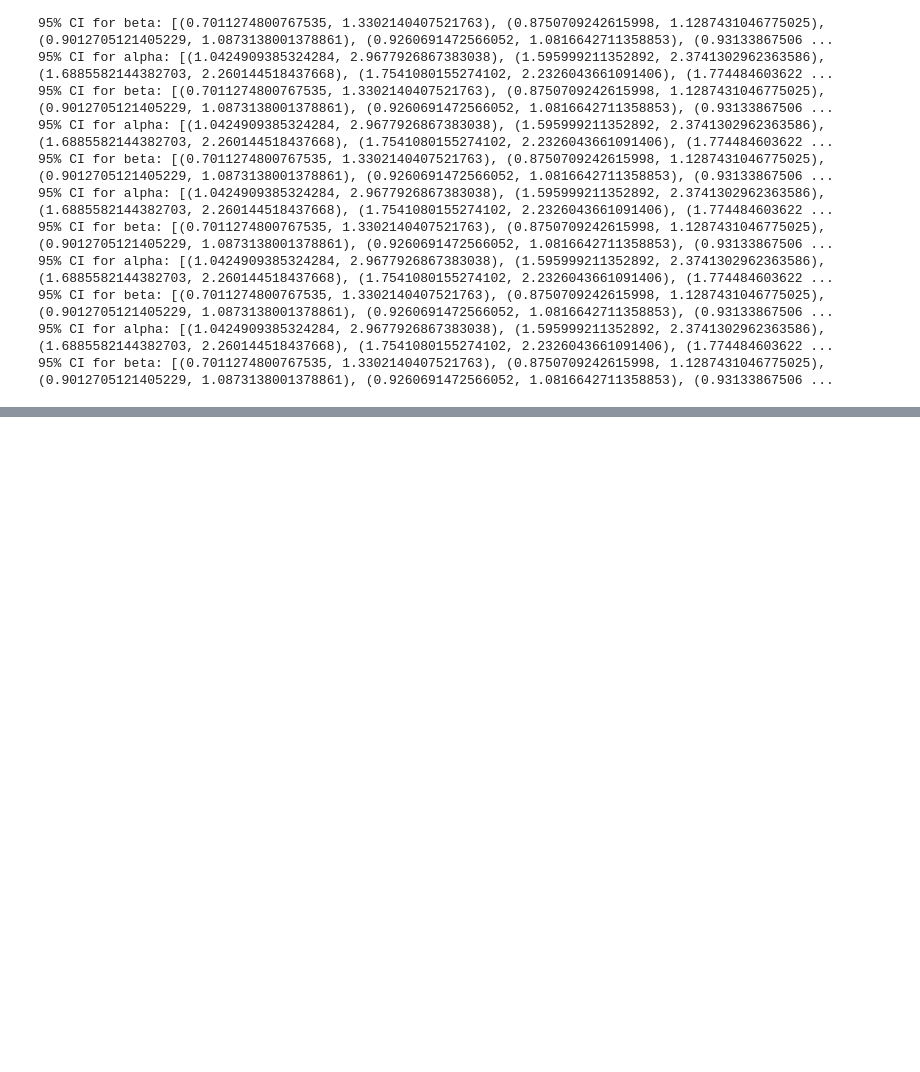
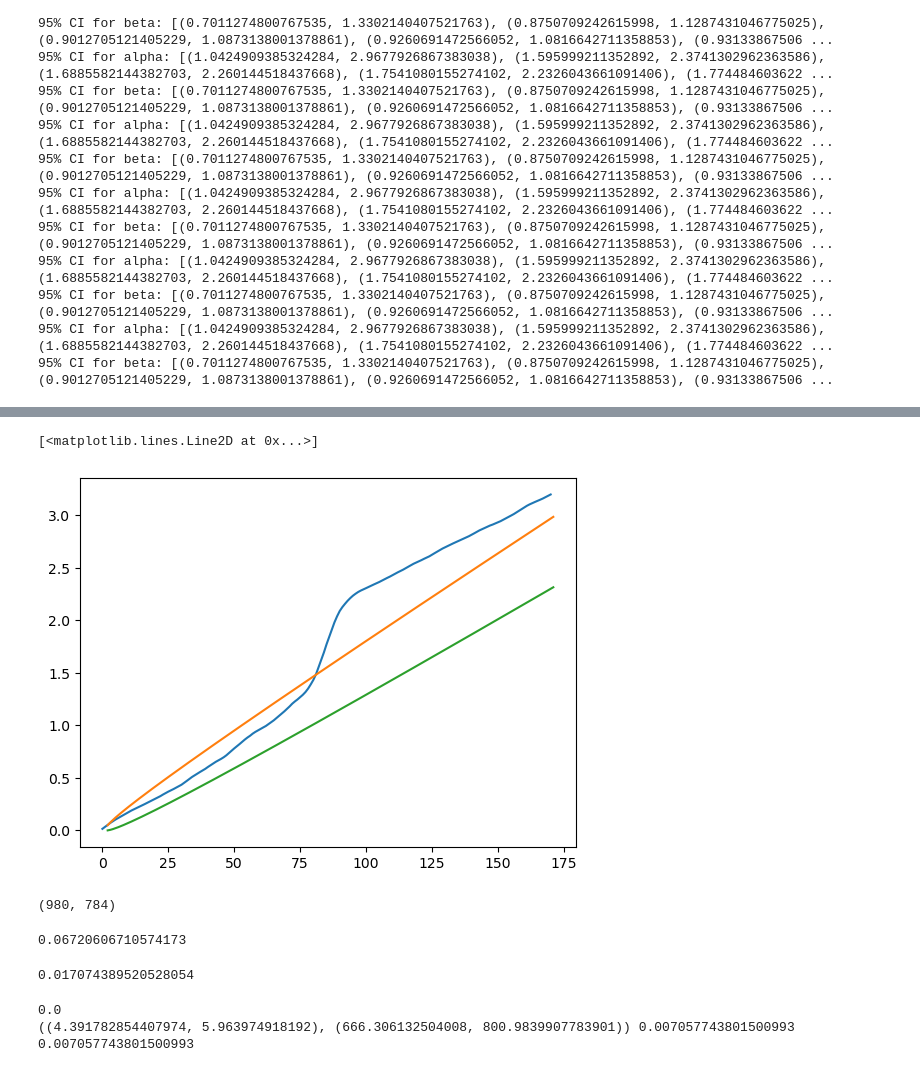
Before and after one commit to jsve96/SWDCPD, a Jupyter notebook: Appendix/Gamma-CI.ipynb, the cells around one changed output, grey strips where cells are left out. Drawn from its saved outputs; the diff is of its cells as text; code cells hidden in the pictures; blank space fills up the shorter version.

```diff
--- a/Appendix/Gamma-CI.ipynb
+++ b/Appendix/Gamma-CI.ipynb
@@ -190,0 +346,2 @@ fig.tight_layout()
+# %%
+DATA = np.vstack((data_c1[:100,:],data_c2[:100,:]))
@@ -190,0 +414,26 @@ fig.tight_layout()
+# %%
+device = 'cuda' if torch.cuda.is_available() else 'cpu'
+train_dataloader_ts = DataLoader(TimeseriesDataset(DATA,30,split=0.5))
+SWDs = []
+
+calibrated = False
+
+for i , d in enumerate(train_dataloader_ts):
+    print(i,d[0].shape,d[1].shape)
+    x_ref, x_cur = d[0].squeeze(0).to(device),d[1].squeeze(0).to(device)
+    THETA = sample_theta_torch(x_ref,1000)
+    loss = project_and_calc_dist_torch(x_ref,x_cur,THETA,p=2,device=device).mean(axis=0).detach().cpu().numpy()
+
+
+    SWDs.append(loss.mean())
+    if not calibrated:
+        alpha_hat,beta_hat = mom_estimates(loss)
+        calibrated = True
+        lower_CI = [0]
+        upper_CI  = [0]
+
+
+    if calibrated:
+        l,u = gamma_conf_interval(i,alpha_hat,1/beta_hat,0.95)
+        lower_CI.append(l)
+        upper_CI.append(u)
@@ -190,0 +458,49 @@ fig.tight_layout()
+# %%
+plt.plot(np.cumsum(SWDs))
+plt.plot(upper_CI)
+plt.plot(lower_CI)
+# %% [output]
+[<matplotlib.lines.Line2D at 0x...>]
+[figure, added]
+# %%
+data_c1.shape
+# %% [output]
+(980, 784)
+# %%
+(np.linalg.norm(data_c1[:,:].mean(axis=0)-data_c2[:,:].mean(axis=0)))**2/784+np.linalg.norm((np.cov(data_c1[:,:].T))-np.cov(data_c2[:,:].T),ord='fro')/784
+# %% [output]
+0.06720606710574173
+# %%
+np.linalg.norm((np.cov(data_c1[:200,:].T))-np.cov(data_c2[300:400,:].T),ord='fro')/784
+# %% [output]
+0.017074389520528054
+# %%
+from Explainability.utils import *
+import numpy as np
+import matplotlib.pyplot as plt
+d=3
+mean_pre = np.zeros(d)
+mean_post = mean_pre.copy()
+#mean_post[0]=0
+#mean_post[1] =0
+
+N_TOTAL = 1000
+X1 = np.random.multivariate_normal(mean_pre,np.eye(d),size=N_TOTAL)
+Y1 = np.random.multivariate_normal(mean_pre,1*np.eye(d),size=N_TOTAL)
+
+Y1_drift =  np.random.multivariate_normal(mean_post,1*np.eye(d),size=N_TOTAL)
+print(np.linalg.norm(mean_pre-mean_post)**2/d + (0*d/d)**0.5)
+
+SWD_pre_drift= []
+for x,y in zip(np.split(X1,1),np.split(Y1_drift,1)):
+    THETA = sample_theta(x,1000)
+
+    swd = project_and_calc_dist(x,y,THETA,p=2).mean(axis=0)
+    print(estimate_parameter_CI(swd,p=0.95),swd.mean())
+    SWD_pre_drift.append(swd)
+
+print(np.mean(SWD_pre_drift))
+# %% [output]
+0.0
+((4.391782854407974, 5.963974918192), (666.306132504008, 800.9839907783901)) 0.007057743801500993
+0.007057743801500993
```
Also changed, not shown: parts of 21 cells of this notebook, 6 other files.
